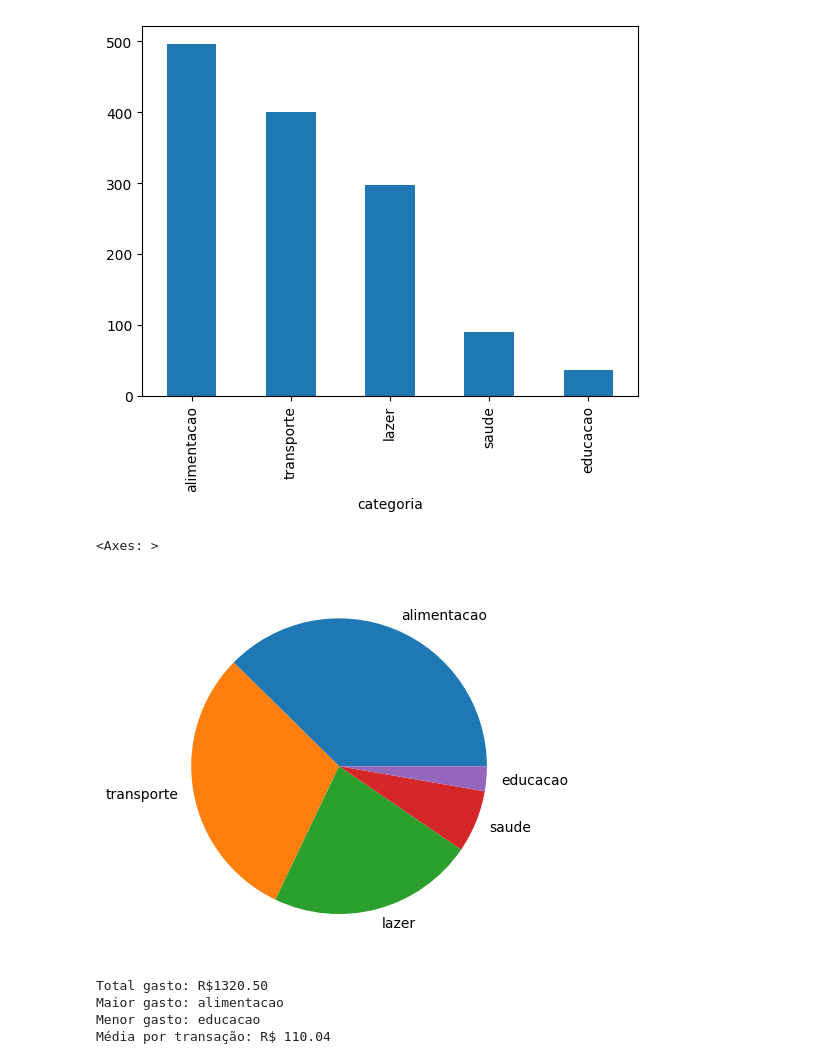
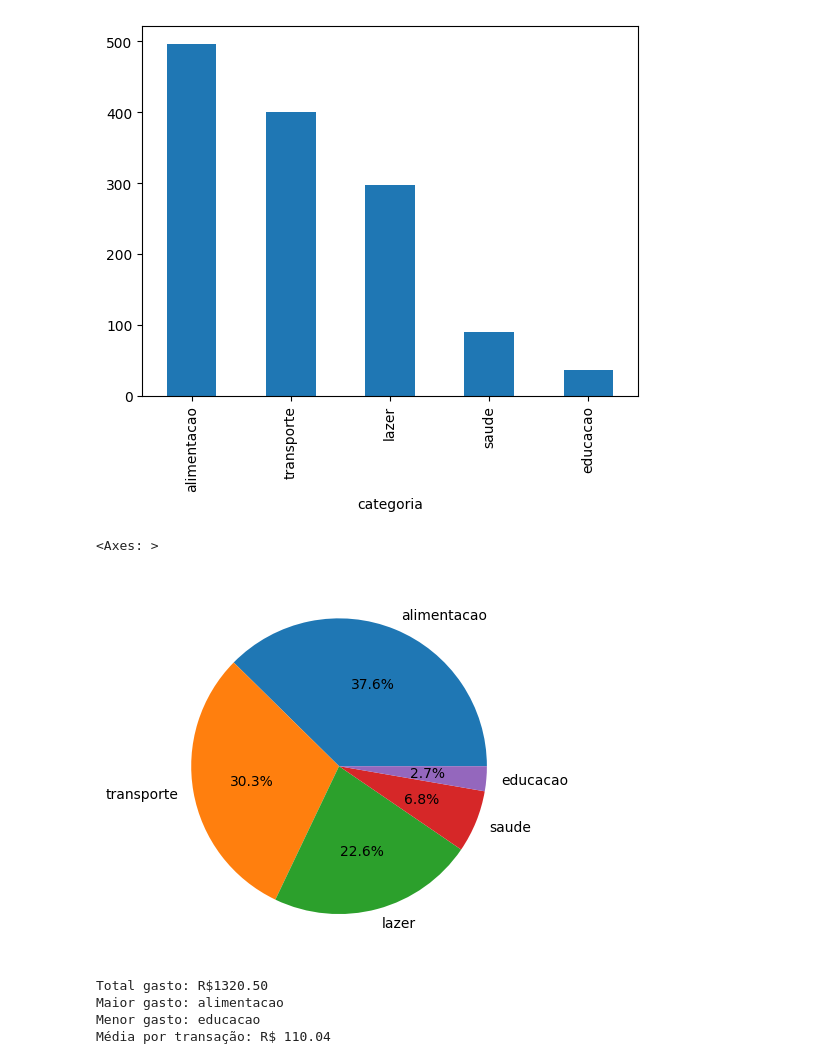
Before and after one commit to edu76666/analise-gastos-pessoais, a Jupyter notebook: analise.ipynb, the cells around one changed output. Drawn from its saved outputs; the diff is of its cells as text; code cells hidden in the pictures.

```diff
--- a/analise.ipynb
+++ b/analise.ipynb
@@ -51,11 +39,11 @@ Matplotlib is building the font cache; this may take a moment.
 # %%
 import matplotlib.pyplot as plt
 
 total_por_categoria = tabela.groupby("categoria")["valor"].sum().sort_values(ascending=False)
-total_por_categoria.plot(kind="pie")
+total_por_categoria.plot(kind="pie", autopct="%1.1f%%")
 # %% [output]
 <Axes: >
-[figure, old version]
+[figure, new version]
 # %%
 total_gasto = tabela["valor"].sum()
 media_transacao = tabela["valor"].mean()
```
Also changed, not shown: parts of 1 cell of this notebook.
